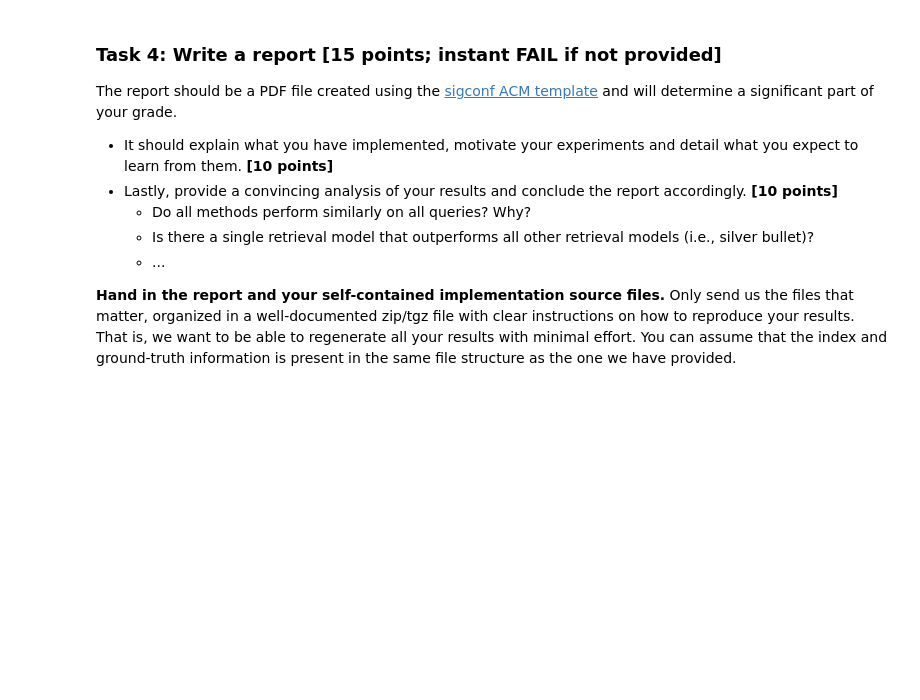
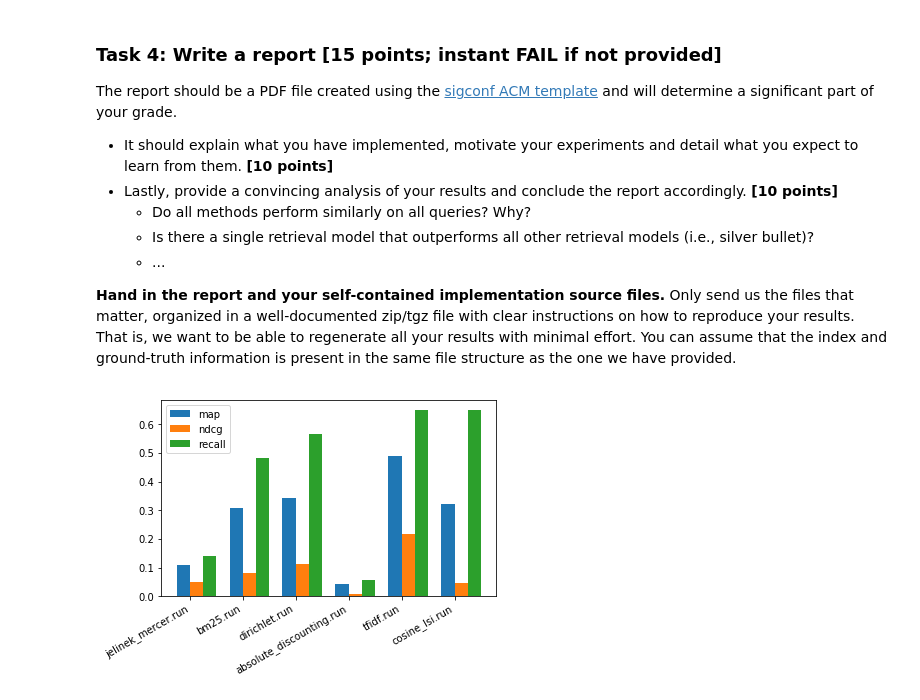
Before and after one commit to Poezedoez/IR1, a Jupyter notebook: hw2/assignment.ipynb, the cells around one changed output. Saved outputs shown, nothing was run; the diff lists cells and outputs as text; code cells hidden in the pictures; blank space fills up the shorter version.

Commit message:
added plots

```diff
--- a/hw2/assignment.ipynb
+++ b/hw2/assignment.ipynb
@@ -46,11 +46,3 @@ where
    * `$run_identifier` is an identifier of the run. This field is for your own convenience and has no purpose beyond bookkeeping.
 
 For example, say we have two queries: `Q1` and `Q2` and we rank three documents (`DOC1`, `DOC2`, `DOC3`). For query `Q1`, we find the following similarity scores `score(Q1, DOC1) = 1.0`, `score(Q1, DOC2) = 0.5`, `score(Q1, DOC3) = 0.75`; and for `Q2`: `score(Q2, DOC1) = -0.1`, `score(Q2, DOC2) = 1.25`, `score(Q1, DOC3) = 0.0`. We can generate run using the following snippet:
-# %%
-import os
-
-def evaluate(model_name, eval_name):
-    print(os.system('./trec_eval/trec_eval -m all_trec -q {0} {1} | grep -E "^map\s"'.format(eval_name, model_name)))
-    print('trec_eval -m all_trec -q {0} {1} | grep -E "^map\s"'.format(eval_name, model_name))
-
-evaluate('tfidf.run', 'ap_88_89/qrel_test')
@@ -593,3 +599,34 @@ The report should be a PDF file created using the [sigconf ACM template](https:/
       * ...
 
 **Hand in the report and your self-contained implementation source files.** Only send us the files that matter, organized in a well-documented zip/tgz file with clear instructions on how to reproduce your results. That is, we want to be able to regenerate all your results with minimal effort. You can assume that the index and ground-truth information is present in the same file structure as the one we have provided.
+# %%
+import os
+import subprocess
+import matplotlib.pyplot as plt
+
+def evaluate(model_name, eval_name, measure):
+    out = !./$'trec_eval/'/trec_eval -q -m $measure $eval_name $model_name
+    return out[-1].split('\t')[-1]
+
+
+models = [file for file in os.listdir("./") if file.endswith(".run")]
+
+map_results = [evaluate(model, 'ap_88_89/qrel_test', 'map') for model in models]
+ndcg_results = [evaluate(model, 'ap_88_89/qrel_test', 'ndcg') for model in models]
+recal_results = [evaluate(model, 'ap_88_89/qrel_test', 'recall') for model in models]
+
+fig = plt.figure()
+
+width = .25
+ind = np.arange(len(map_results))
+plots = [plt.bar(ind, ndcg_results, width=width, tick_label=models),
+         plt.bar(ind + width, map_results, width=width),
+         plt.bar(ind + width * 2, recal_results, width=width)]
+
+plt.xticks(ind + width / 2, models)
+
+plt.legend(plots, ['map', 'ndcg', 'recall'])
+fig.autofmt_xdate()
+plt.show()
+# %% [output]
+[figure, added]
```
Also changed, not shown: parts of 7 cells of this notebook.
